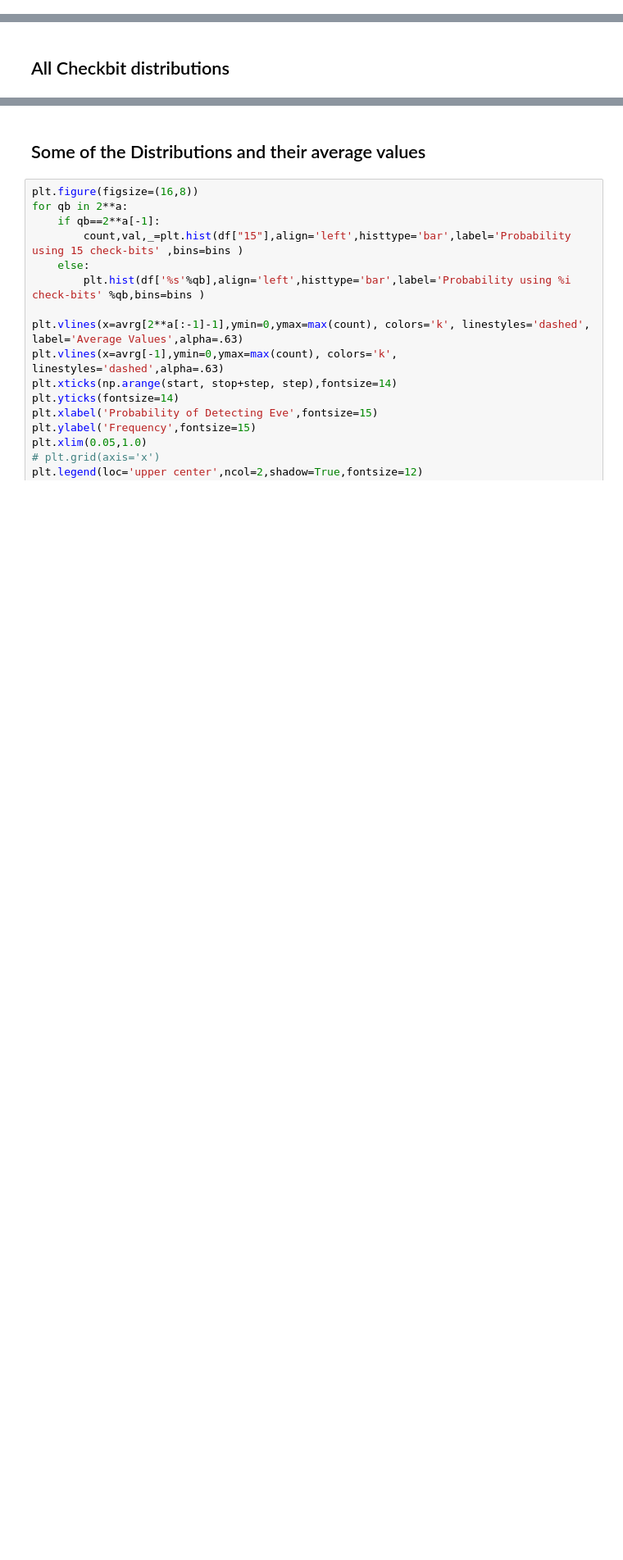
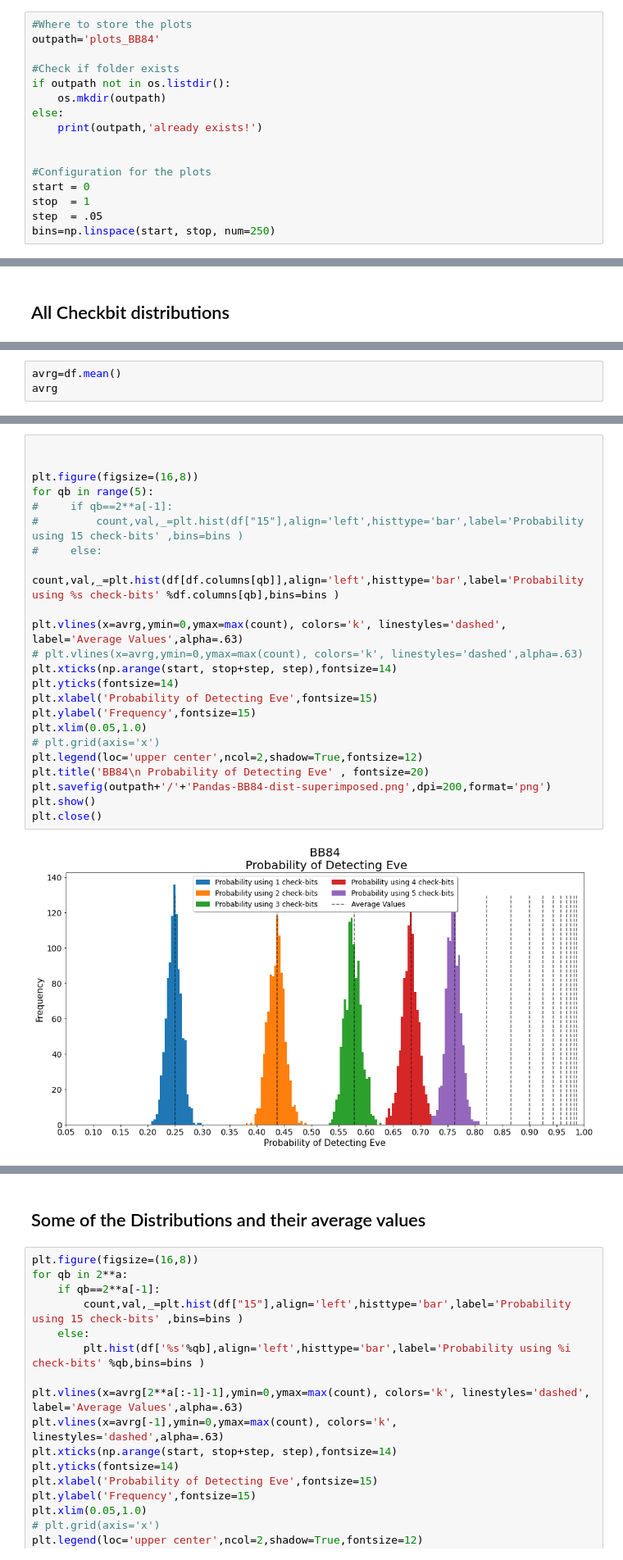
Before and after one commit to GuillermoFidalgo/QKDP, a Jupyter notebook: BB84.ipynb, the cells around one changed output, grey strips where cells are left out. Shown at 82% size. Drawn from its saved outputs; the diff is of its cells as text; blank space fills up the shorter version.

```diff
--- a/BB84.ipynb
+++ b/BB84.ipynb
@@ -430,3 +436,19 @@ None
 | 50% | 0.251000 | 0.439000 | 0.578000 | 0.684000 | 0.763000 | 0.822000 | 0.867000 | 0.900000 | 0.925000 | 0.945000 | 0.958000 | ... |
 | 75% | 0.259000 | 0.448000 | 0.589000 | 0.692250 | 0.772000 | 0.831000 | 0.874000 | 0.907000 | 0.930000 | 0.949000 | 0.962000 | ... |
 | max | 0.300000 | 0.491000 | 0.629000 | 0.730000 | 0.809000 | 0.863000 | 0.896000 | 0.934000 | 0.949000 | 0.967000 | 0.973000 | ... |
+# %%
+#Where to store the plots
+outpath='plots_BB84'
+
+#Check if folder exists
+if outpath not in os.listdir():
+    os.mkdir(outpath)
+else:
+    print(outpath,'already exists!')
+
+
+#Configuration for the plots
+start = 0
+stop  = 1
+step  = .05
+bins=np.linspace(start, stop, num=250)
@@ -446,0 +473,3 @@ plt.show()
+# %%
+avrg=df.mean()
+avrg
@@ -446,0 +497,25 @@ plt.show()
+# %%
+
+
+plt.figure(figsize=(16,8))
+for qb in range(5):
+#     if qb==2**a[-1]:
+#         count,val,_=plt.hist(df["15"],align='left',histtype='bar',label='Probability using 15 check-bits' ,bins=bins )
+#     else:
+    count,val,_=plt.hist(df[df.columns[qb]],align='left',histtype='bar',label='Probability using %s check-bits' %df.columns[qb],bins=bins )
+
+plt.vlines(x=avrg,ymin=0,ymax=max(count), colors='k', linestyles='dashed',  label='Average Values',alpha=.63)
+# plt.vlines(x=avrg,ymin=0,ymax=max(count), colors='k', linestyles='dashed',alpha=.63)
+plt.xticks(np.arange(start, stop+step, step),fontsize=14)
+plt.yticks(fontsize=14)
+plt.xlabel('Probability of Detecting Eve',fontsize=15)
+plt.ylabel('Frequency',fontsize=15)
+plt.xlim(0.05,1.0)
+# plt.grid(axis='x')
+plt.legend(loc='upper center',ncol=2,shadow=True,fontsize=12)
+plt.title('BB84\n Probability of Detecting Eve' , fontsize=20)
+plt.savefig(outpath+'/'+'Pandas-BB84-dist-superimposed.png',dpi=200,format='png')
+plt.show()
+plt.close()
+# %% [output]
+[figure, added]
```
Also changed, not shown: parts of 11 cells of this notebook, 36 other files.
